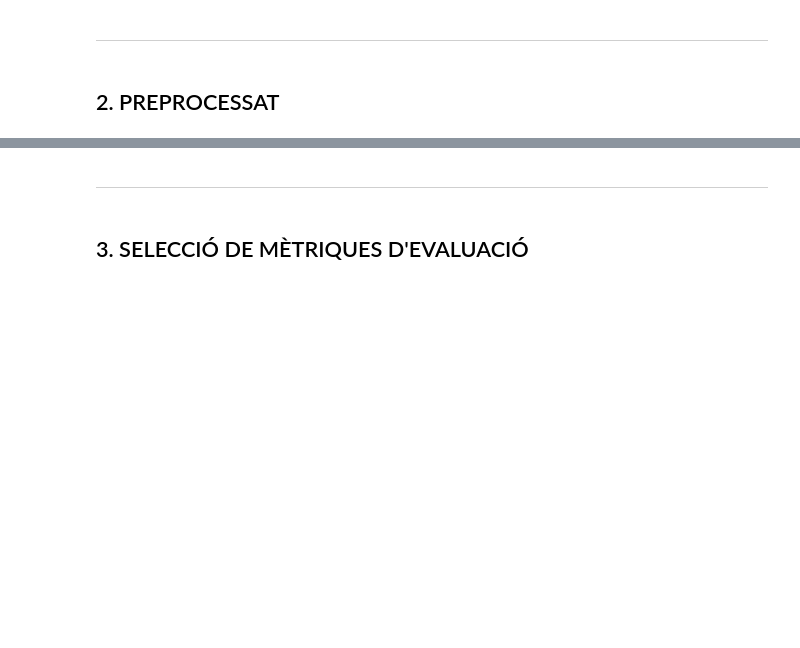
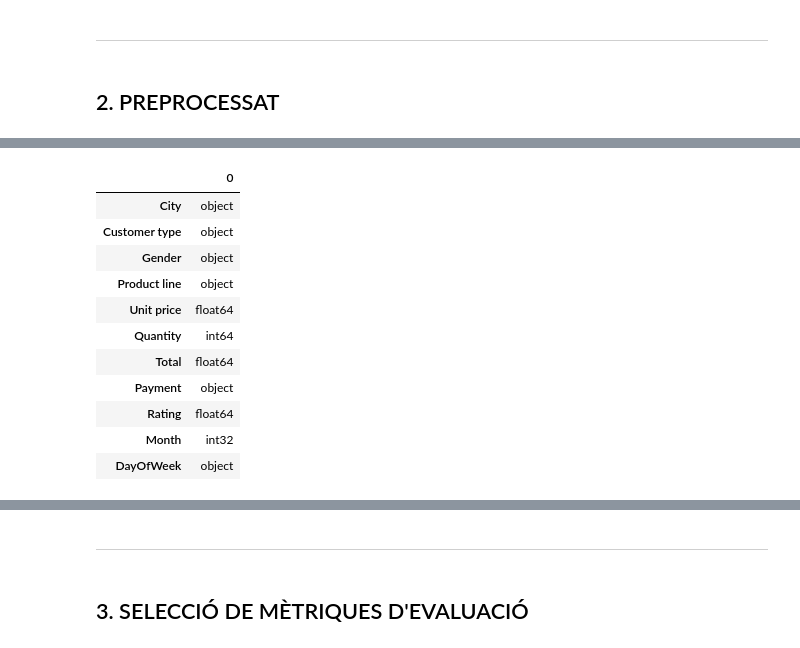
Before and after one commit to gabozan/Predictive-Modeling-on-Supermarket-Sales, a Jupyter notebook: supermarket_sales.ipynb, the cells around one changed output, grey strips where cells are left out. Drawn from its saved outputs; the diff is of its cells as text; code cells hidden in the pictures; blank space fills up the shorter version.

```diff
--- a/supermarket_sales.ipynb
+++ b/supermarket_sales.ipynb
@@ -356,0 +362,15 @@ X_train, X_test, y_train, y_test = train_test_split(X, y, test_size=0.2, stratif
+# %%
+pd.DataFrame(X_train.dtypes)
+# %% [output]
+|  | 0 |
+| City | object |
+| Customer type | object |
+| Gender | object |
+| Product line | object |
+| Unit price | float64 |
+| Quantity | int64 |
+| Total | float64 |
+| Payment | object |
+| Rating | float64 |
+| Month | int32 |
+| DayOfWeek | object |
```
Also changed, not shown: parts of 17 cells of this notebook.
